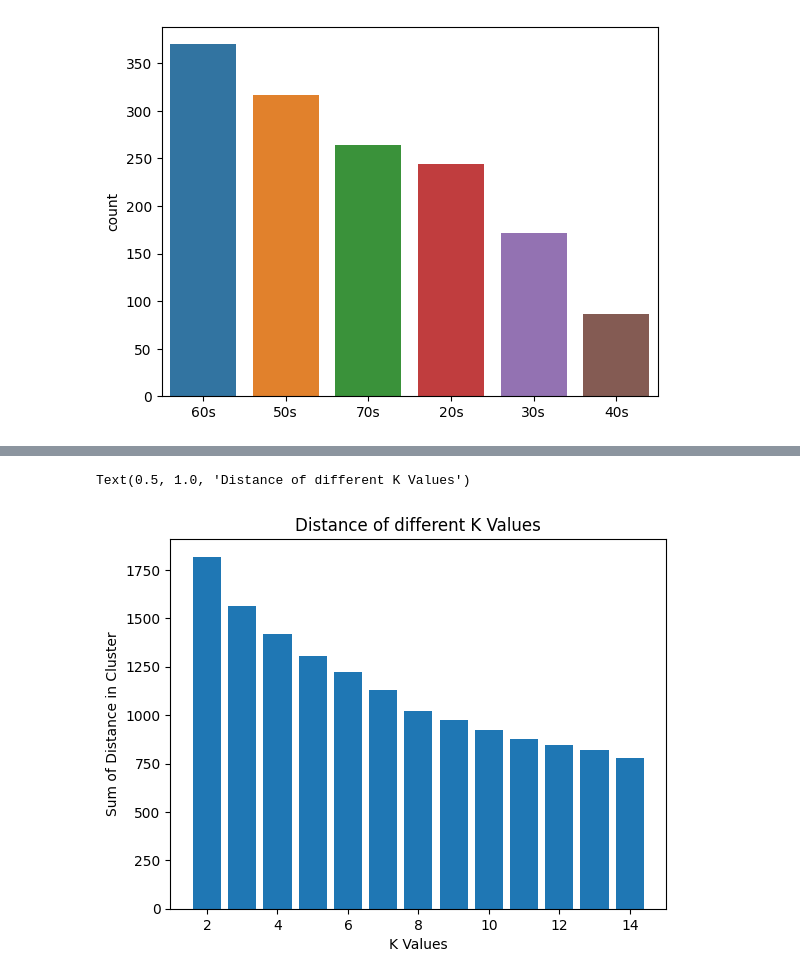
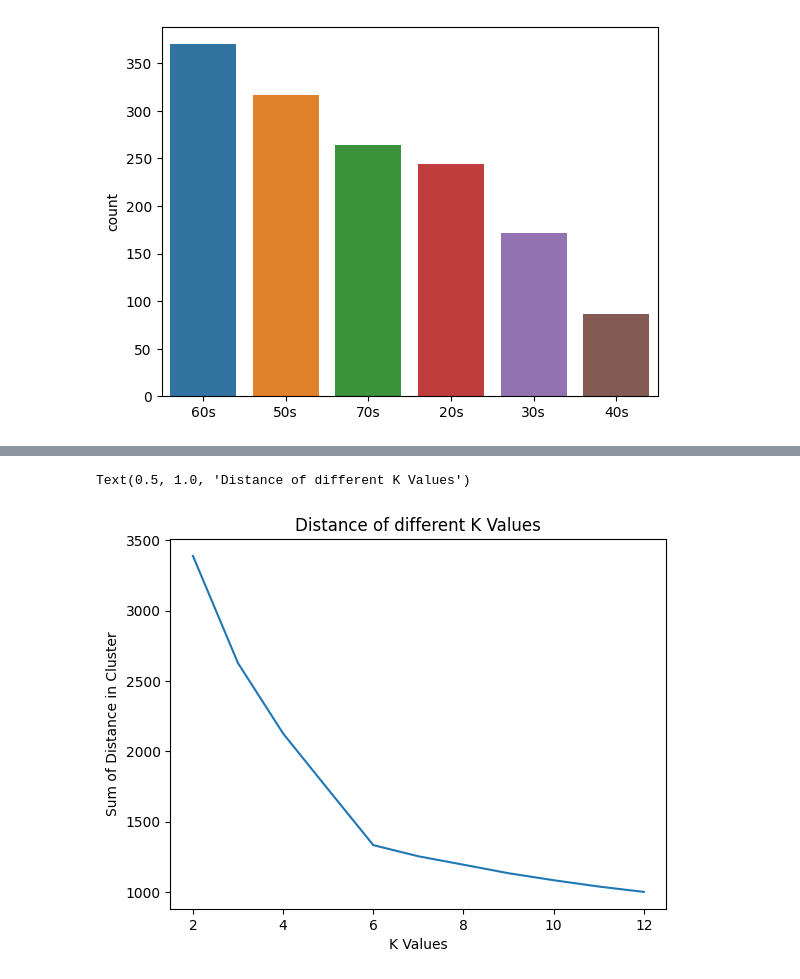
Before and after one commit to DevSwarnabha/marketSegmentationAnalysis, a Jupyter notebook: ProjectML.ipynb, the cells around one changed output, grey strips where cells are left out. Cells and saved outputs as stored; diff of their text form; code cells hidden in the pictures.

```diff
--- a/ProjectML.ipynb
+++ b/ProjectML.ipynb
@@ -120,7 +105,7 @@ sns.barplot(x=df["ageGroup"].unique(),y=df["ageGroup"].value_counts())
 #     else:
 #         like_lis.append(int(j[-1]))
 # %%
-mod_df = df
+mod_df = df.copy()
 mod_df.yummy = df.yummy.replace(to_replace=["No","Yes"], value=[0,1])
 mod_df.convenient = df.convenient.replace(to_replace=["No","Yes"], value=[0,1])
 mod_df.spicy = df.spicy.replace(to_replace=["No","Yes"], value=[0,1])
@@ -131,10 +116,10 @@ mod_df.cheap = df.cheap.replace(to_replace=["No","Yes"], value=[0,1])
 mod_df.tasty = df.tasty.replace(to_replace=["No","Yes"], value=[0,1])
 mod_df.healthy = df.healthy.replace(to_replace=["No","Yes"], value=[0,1])
 mod_df.disgusting = df.disgusting.replace(to_replace=["No","Yes"], value=[0,1])
-
+mod_df.expensive = df.expensive.replace(to_replace=["No","Yes"], value=[0,1])
 # mod_df.VisitFrequency = df.VisitFrequency.replace(freq_dic)
 # mod_df.Like = like_lis
 
-mod_df.drop(columns=["expensive","Like","Age","VisitFrequency","Gender","ageGroup"],axis=1,inplace=True)
+mod_df.drop(columns=["Like","Age","VisitFrequency","Gender","ageGroup"],axis=1,inplace=True)
 mod_df.head()
 # %% [output]
@@ -146,0 +132,7 @@ mod_df.head()
+# %%
+pca = PCA()
+pca = pca.fit_transform(mod_df)
+
+columnNames = ['PC1', 'PC2', 'PC3', 'PC4', 'PC5', 'PC6', 'PC7', 'PC8', 'PC9', 'PC10', 'PC11','PC12']
+pca_mod_data = pd.DataFrame(data = pca, columns = mod_df.columns)
+pca_mod_data
@@ -147,16 +153,20 @@ mod_df.head()
 # %%
-k_values = range(2, 15)
+k_values = range(2, 13)
 inertia_values = []
-labels = []
+predicted_score = {}
+
 for k in k_values:
-    kmeansModel = KMeans(n_clusters=k, n_init=10, random_state=2)
-    labels = kmeansModel.fit_predict(mod_df)
+    kmeansModel = KMeans(n_clusters=k, n_init=300, random_state=2)
+    kmeansModel.fit(pca_mod_data)
     inertia_values.append(kmeansModel.inertia_)
+    predicted_score[f"kMeans_{k}"] = kmeansModel.score(pca_mod_data)
 
-plt.bar(k_values, inertia_values)
+
+
+plt.plot(k_values, inertia_values)
 plt.xlabel("K Values")
 plt.ylabel("Sum of Distance in Cluster")
 plt.title("Distance of different K Values")
 # %% [output]
 Text(0.5, 1.0, 'Distance of different K Values')
-[figure, old version]
+[figure, new version]
```
Also changed, not shown: parts of 9 cells of this notebook.
